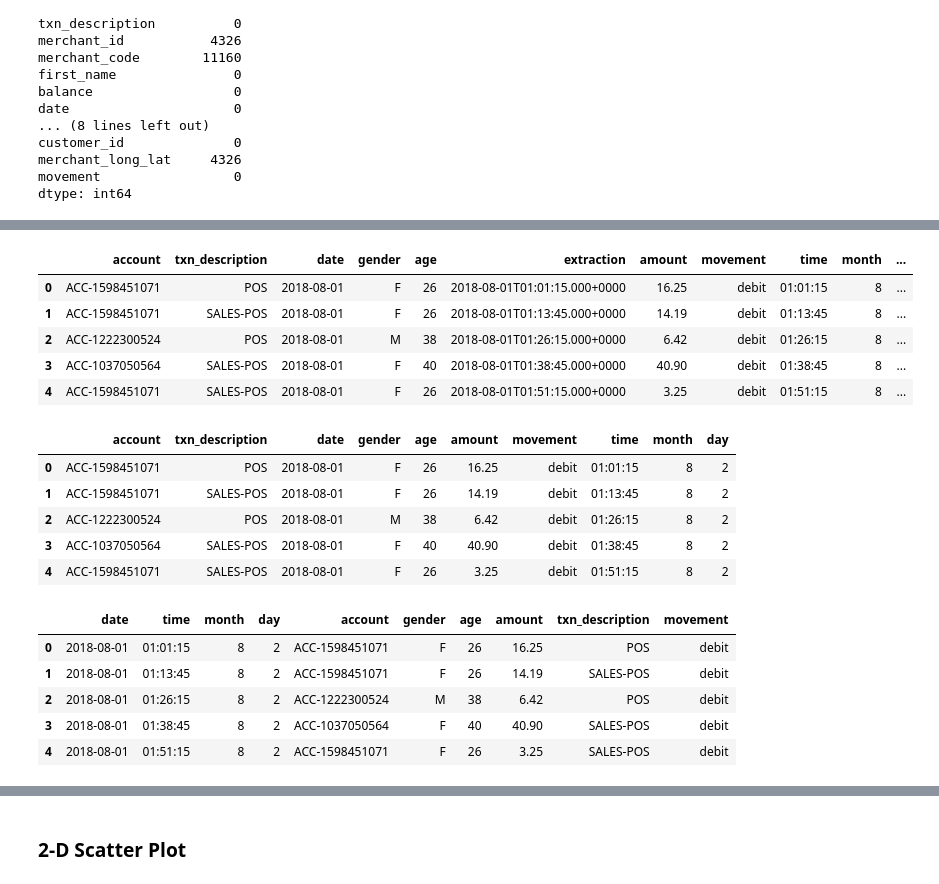
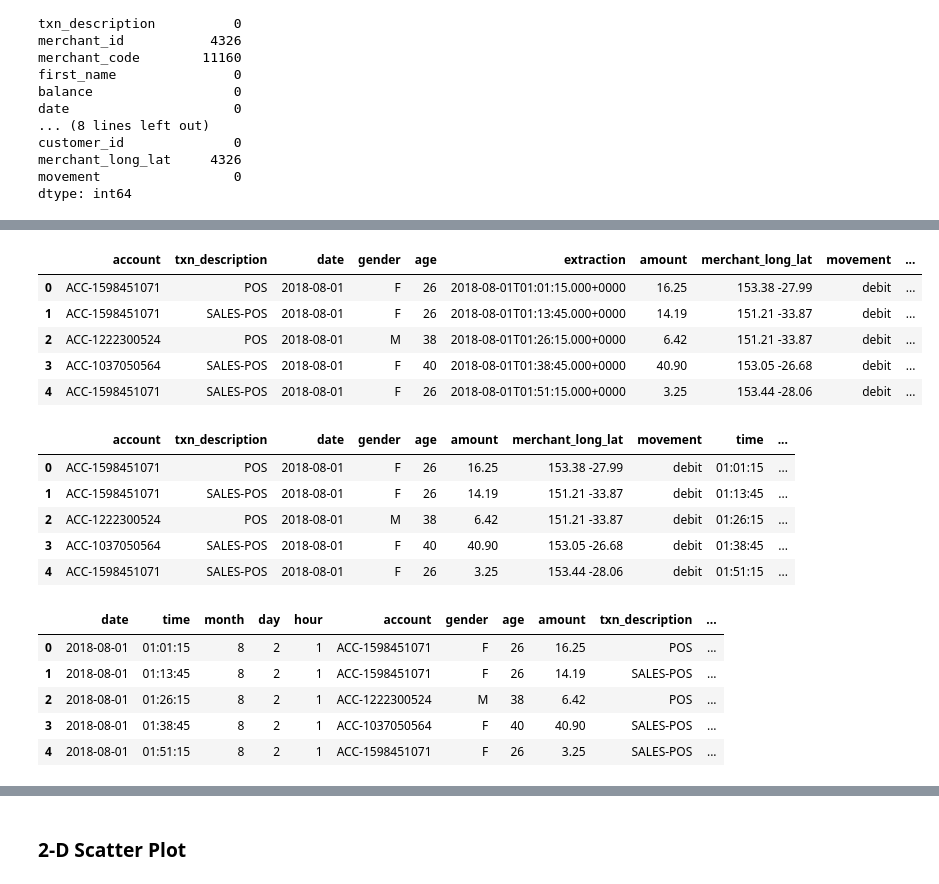
Before and after one commit to jayashree8/ANZ-virtual-experience-program, a Jupyter notebook: Task 1/ANZ_task1.ipynb, the cells around one changed output, grey strips where cells are left out. Saved outputs shown, nothing was run; the diff lists cells and outputs as text; code cells hidden in the pictures.

```diff
--- a/Task 1/ANZ_task1.ipynb
+++ b/Task 1/ANZ_task1.ipynb
@@ -123,7 +138,7 @@ dtype: int64
 # %%
 # Dropping the columns which will not provide any insights like ID'S, latitude values, status etc
 train.drop(['card_present_flag', 'bpay_biller_code', 'long_lat', 'merchant_id', 'merchant_code', 'first_name',
-            'transaction_id', 'customer_id', 'merchant_long_lat', 'currency', 'country', 'merchant_suburb', 'merchant_state',
+            'transaction_id', 'customer_id', 'currency', 'country', 'merchant_suburb', 'merchant_state',
             'balance','status'], axis=1, inplace=True)
 train.head()
 # %% [output]
@@ -158,39 +174,40 @@ dtype: object
 # %%
 # Extracting time, date, month, weekday from the timestamp
 train['time'] = pd.to_datetime(train['extraction']).dt.time
 train['date'] = pd.to_datetime(train['extraction']).dt.date
 train['month'] = pd.to_datetime(train['extraction']).dt.month
 train['day'] = pd.to_datetime(train['extraction']).dt.weekday
+train['hour'] = pd.to_datetime(train['extraction']).dt.hour
 train.head()
 # %% [output]
-|  | account | txn_description | date | gender | age | extraction | amount | movement | time | month | ... |
-| 0 | ACC-1598451071 | POS | 2018-08-01 | F | 26 | 2018-08-01T01:01:15.000+0000 | 16.25 | debit | 01:01:15 | 8 | ... |
-| 1 | ACC-1598451071 | SALES-POS | 2018-08-01 | F | 26 | 2018-08-01T01:13:45.000+0000 | 14.19 | debit | 01:13:45 | 8 | ... |
-| 2 | ACC-1222300524 | POS | 2018-08-01 | M | 38 | 2018-08-01T01:26:15.000+0000 | 6.42 | debit | 01:26:15 | 8 | ... |
-| 3 | ACC-1037050564 | SALES-POS | 2018-08-01 | F | 40 | 2018-08-01T01:38:45.000+0000 | 40.90 | debit | 01:38:45 | 8 | ... |
-| 4 | ACC-1598451071 | SALES-POS | 2018-08-01 | F | 26 | 2018-08-01T01:51:15.000+0000 | 3.25 | debit | 01:51:15 | 8 | ... |
+|  | account | txn_description | date | gender | age | extraction | amount | merchant_long_lat | movement | ... |
+| 0 | ACC-1598451071 | POS | 2018-08-01 | F | 26 | 2018-08-01T01:01:15.000+0000 | 16.25 | 153.38 -27.99 | debit | ... |
+| 1 | ACC-1598451071 | SALES-POS | 2018-08-01 | F | 26 | 2018-08-01T01:13:45.000+0000 | 14.19 | 151.21 -33.87 | debit | ... |
+| 2 | ACC-1222300524 | POS | 2018-08-01 | M | 38 | 2018-08-01T01:26:15.000+0000 | 6.42 | 151.21 -33.87 | debit | ... |
+| 3 | ACC-1037050564 | SALES-POS | 2018-08-01 | F | 40 | 2018-08-01T01:38:45.000+0000 | 40.90 | 153.05 -26.68 | debit | ... |
+| 4 | ACC-1598451071 | SALES-POS | 2018-08-01 | F | 26 | 2018-08-01T01:51:15.000+0000 | 3.25 | 153.44 -28.06 | debit | ... |
 # %%
 # Dropping extraction column
 train.drop(['extraction'], axis=1, inplace=True)
 train.head()
 # %% [output]
-|  | account | txn_description | date | gender | age | amount | movement | time | month | day |
-| 0 | ACC-1598451071 | POS | 2018-08-01 | F | 26 | 16.25 | debit | 01:01:15 | 8 | 2 |
-| 1 | ACC-1598451071 | SALES-POS | 2018-08-01 | F | 26 | 14.19 | debit | 01:13:45 | 8 | 2 |
-| 2 | ACC-1222300524 | POS | 2018-08-01 | M | 38 | 6.42 | debit | 01:26:15 | 8 | 2 |
-| 3 | ACC-1037050564 | SALES-POS | 2018-08-01 | F | 40 | 40.90 | debit | 01:38:45 | 8 | 2 |
-| 4 | ACC-1598451071 | SALES-POS | 2018-08-01 | F | 26 | 3.25 | debit | 01:51:15 | 8 | 2 |
+|  | account | txn_description | date | gender | age | amount | merchant_long_lat | movement | time | ... |
+| 0 | ACC-1598451071 | POS | 2018-08-01 | F | 26 | 16.25 | 153.38 -27.99 | debit | 01:01:15 | ... |
+| 1 | ACC-1598451071 | SALES-POS | 2018-08-01 | F | 26 | 14.19 | 151.21 -33.87 | debit | 01:13:45 | ... |
+| 2 | ACC-1222300524 | POS | 2018-08-01 | M | 38 | 6.42 | 151.21 -33.87 | debit | 01:26:15 | ... |
+| 3 | ACC-1037050564 | SALES-POS | 2018-08-01 | F | 40 | 40.90 | 153.05 -26.68 | debit | 01:38:45 | ... |
+| 4 | ACC-1598451071 | SALES-POS | 2018-08-01 | F | 26 | 3.25 | 153.44 -28.06 | debit | 01:51:15 | ... |
 # %%
 # Re-arranging the columns
-train=train[['date', 'time', 'month', 'day', 'account', 'gender', 'age', 'amount', 'txn_description', 'movement']]
+train=train[['date', 'time', 'month', 'day', 'hour', 'account', 'gender', 'age', 'amount', 'txn_description', 'movement', 'merchant_long_lat']]
 train.head()
 # %% [output]
-|  | date | time | month | day | account | gender | age | amount | txn_description | movement |
-| 0 | 2018-08-01 | 01:01:15 | 8 | 2 | ACC-1598451071 | F | 26 | 16.25 | POS | debit |
-| 1 | 2018-08-01 | 01:13:45 | 8 | 2 | ACC-1598451071 | F | 26 | 14.19 | SALES-POS | debit |
-| 2 | 2018-08-01 | 01:26:15 | 8 | 2 | ACC-1222300524 | M | 38 | 6.42 | POS | debit |
-| 3 | 2018-08-01 | 01:38:45 | 8 | 2 | ACC-1037050564 | F | 40 | 40.90 | SALES-POS | debit |
-| 4 | 2018-08-01 | 01:51:15 | 8 | 2 | ACC-1598451071 | F | 26 | 3.25 | SALES-POS | debit |
+|  | date | time | month | day | hour | account | gender | age | amount | txn_description | ... |
+| 0 | 2018-08-01 | 01:01:15 | 8 | 2 | 1 | ACC-1598451071 | F | 26 | 16.25 | POS | ... |
+| 1 | 2018-08-01 | 01:13:45 | 8 | 2 | 1 | ACC-1598451071 | F | 26 | 14.19 | SALES-POS | ... |
+| 2 | 2018-08-01 | 01:26:15 | 8 | 2 | 1 | ACC-1222300524 | M | 38 | 6.42 | POS | ... |
+| 3 | 2018-08-01 | 01:38:45 | 8 | 2 | 1 | ACC-1037050564 | F | 40 | 40.90 | SALES-POS | ... |
+| 4 | 2018-08-01 | 01:51:15 | 8 | 2 | 1 | ACC-1598451071 | F | 26 | 3.25 | SALES-POS | ... |
 # %%
 train.dtypes
 # %% [output]
```
Also changed, not shown: parts of 22 cells of this notebook, 3 other files.
